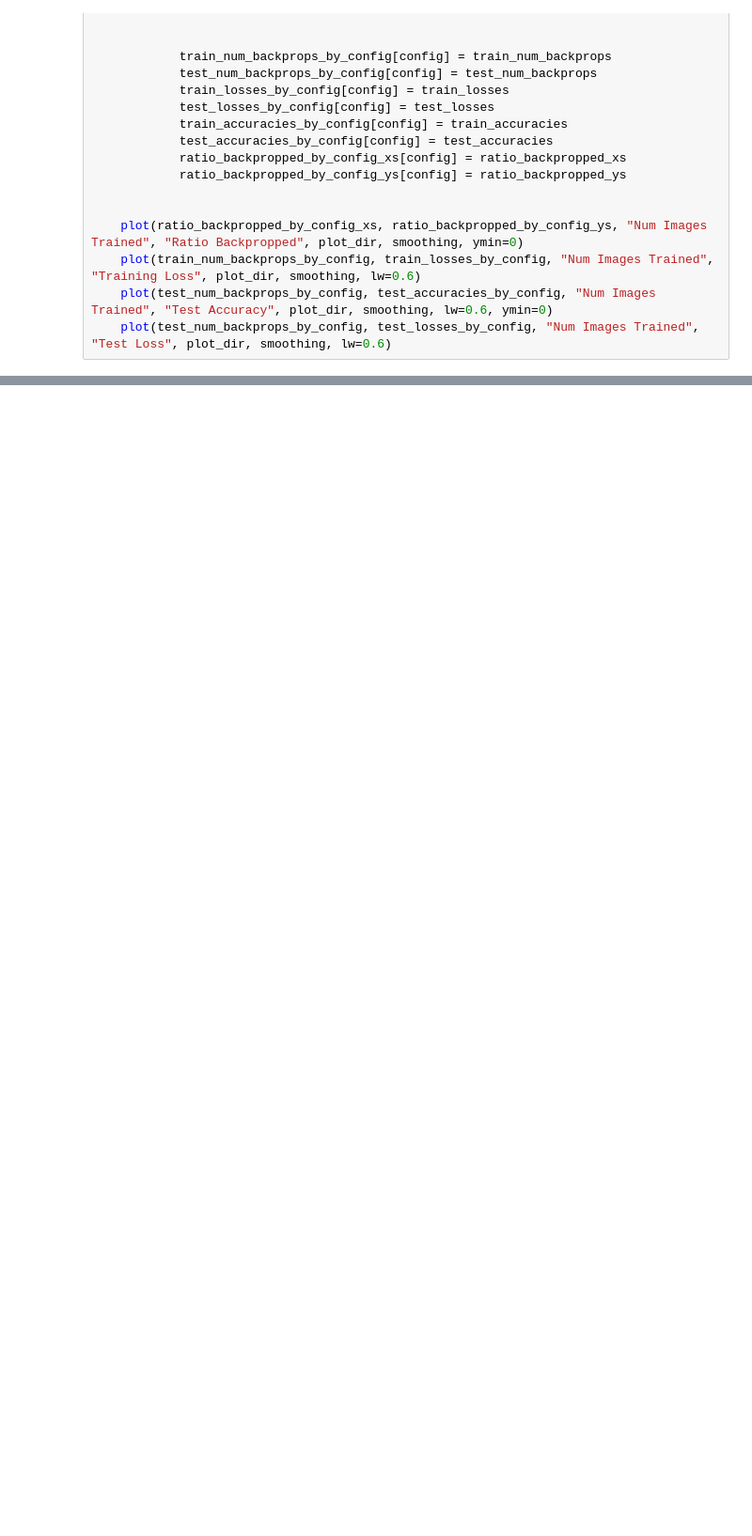
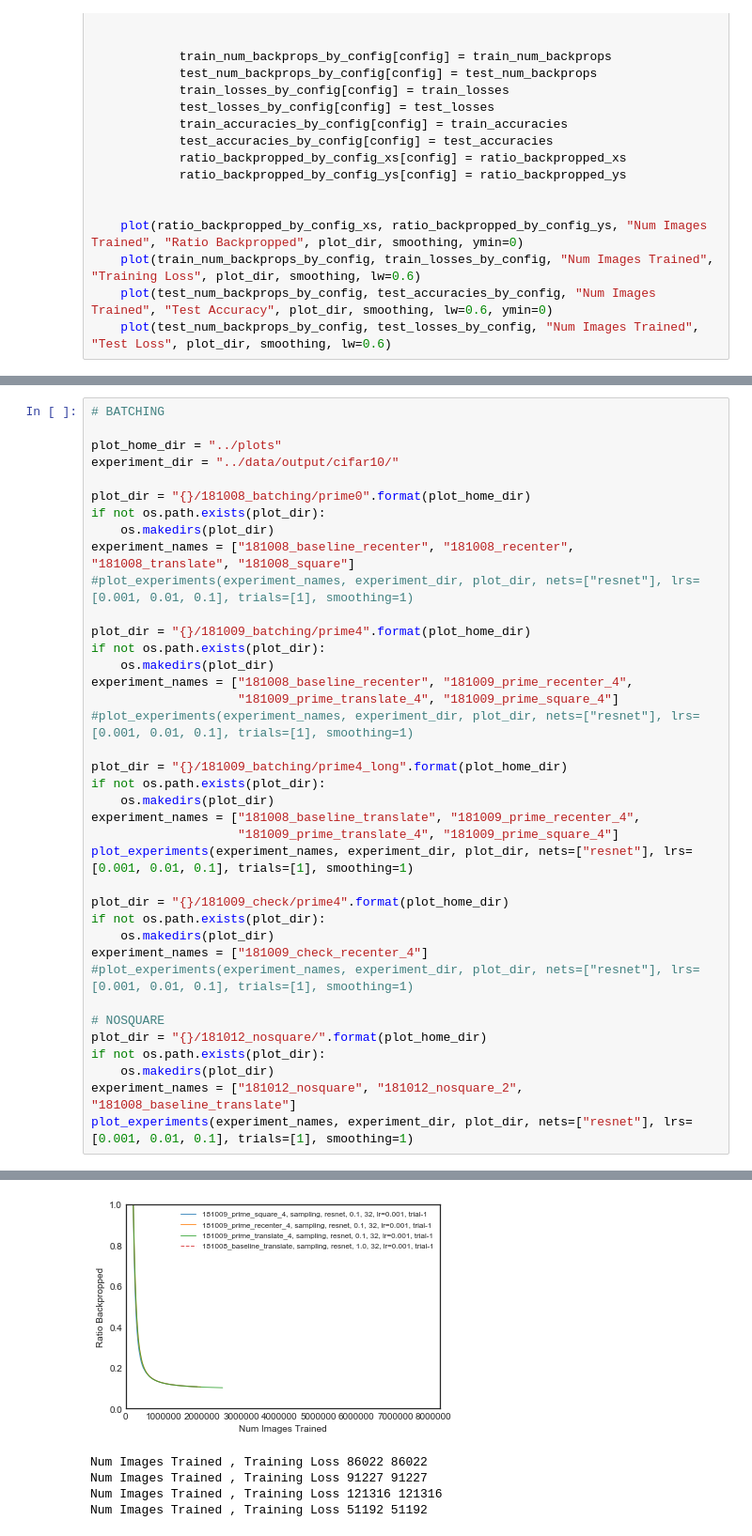
Before and after one commit to angelajiang/bias-in-datasets, a Jupyter notebook: active_learning/ipython/Attribution of Accuracy.ipynb, the cells around one changed output, grey strips where cells are left out. Shown: that part at 94% size. Drawn from its saved outputs; the diff is of its cells as text; blank space fills up the shorter version.

```diff
--- a/active_learning/ipython/Attribution of Accuracy.ipynb
+++ b/active_learning/ipython/Attribution of Accuracy.ipynb
@@ -702,0 +290,39 @@ Num Images Trained , Test Loss 263 263
+# %%
+# BATCHING
+
+plot_home_dir = "../plots"
+experiment_dir = "../data/output/cifar10/"
+
+plot_dir = "{}/181008_batching/prime0".format(plot_home_dir)
+if not os.path.exists(plot_dir):
+    os.makedirs(plot_dir)
+experiment_names = ["181008_baseline_recenter", "181008_recenter", "181008_translate", "181008_square"]
+#plot_experiments(experiment_names, experiment_dir, plot_dir, nets=["resnet"], lrs=[0.001, 0.01, 0.1], trials=[1], smoothing=1)
+
+plot_dir = "{}/181009_batching/prime4".format(plot_home_dir)
+if not os.path.exists(plot_dir):
+    os.makedirs(plot_dir)
+experiment_names = ["181008_baseline_recenter", "181009_prime_recenter_4",
+                    "181009_prime_translate_4", "181009_prime_square_4"]
+#plot_experiments(experiment_names, experiment_dir, plot_dir, nets=["resnet"], lrs=[0.001, 0.01, 0.1], trials=[1], smoothing=1)
+
+plot_dir = "{}/181009_batching/prime4_long".format(plot_home_dir)
+if not os.path.exists(plot_dir):
+    os.makedirs(plot_dir)
+experiment_names = ["181008_baseline_translate", "181009_prime_recenter_4",
+                    "181009_prime_translate_4", "181009_prime_square_4"]
+plot_experiments(experiment_names, experiment_dir, plot_dir, nets=["resnet"], lrs=[0.001, 0.01, 0.1], trials=[1], smoothing=1)
+
+plot_dir = "{}/181009_check/prime4".format(plot_home_dir)
+if not os.path.exists(plot_dir):
+    os.makedirs(plot_dir)
+experiment_names = ["181009_check_recenter_4"]
+#plot_experiments(experiment_names, experiment_dir, plot_dir, nets=["resnet"], lrs=[0.001, 0.01, 0.1], trials=[1], smoothing=1)
+
+# NOSQUARE
+plot_dir = "{}/181012_nosquare/".format(plot_home_dir)
+if not os.path.exists(plot_dir):
+    os.makedirs(plot_dir)
+experiment_names = ["181012_nosquare", "181012_nosquare_2", "181008_baseline_translate"]
+plot_experiments(experiment_names, experiment_dir, plot_dir, nets=["resnet"], lrs=[0.001, 0.01, 0.1], trials=[1], smoothing=1)
+# %% [output]
@@ -702,0 +340,5 @@ Num Images Trained , Test Loss 263 263
+[figure, added]
+Num Images Trained , Training Loss 86022 86022
+Num Images Trained , Training Loss 91227 91227
+Num Images Trained , Training Loss 121316 121316
+Num Images Trained , Training Loss 51192 51192
```
Also changed, not shown: parts of 9 cells of this notebook, 1 other file.
